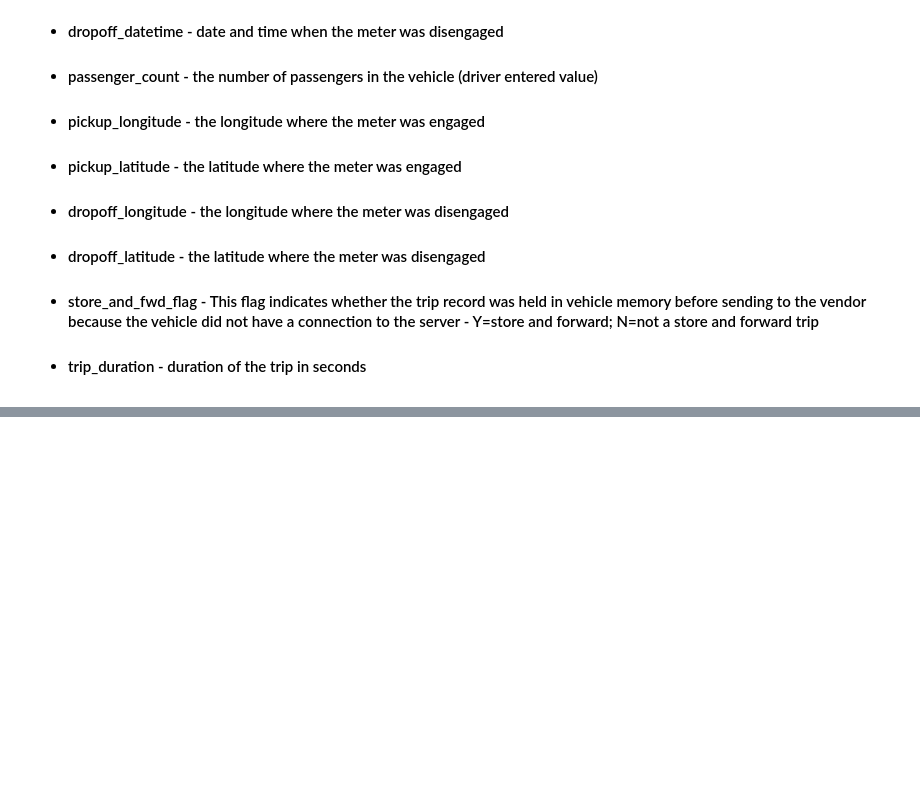
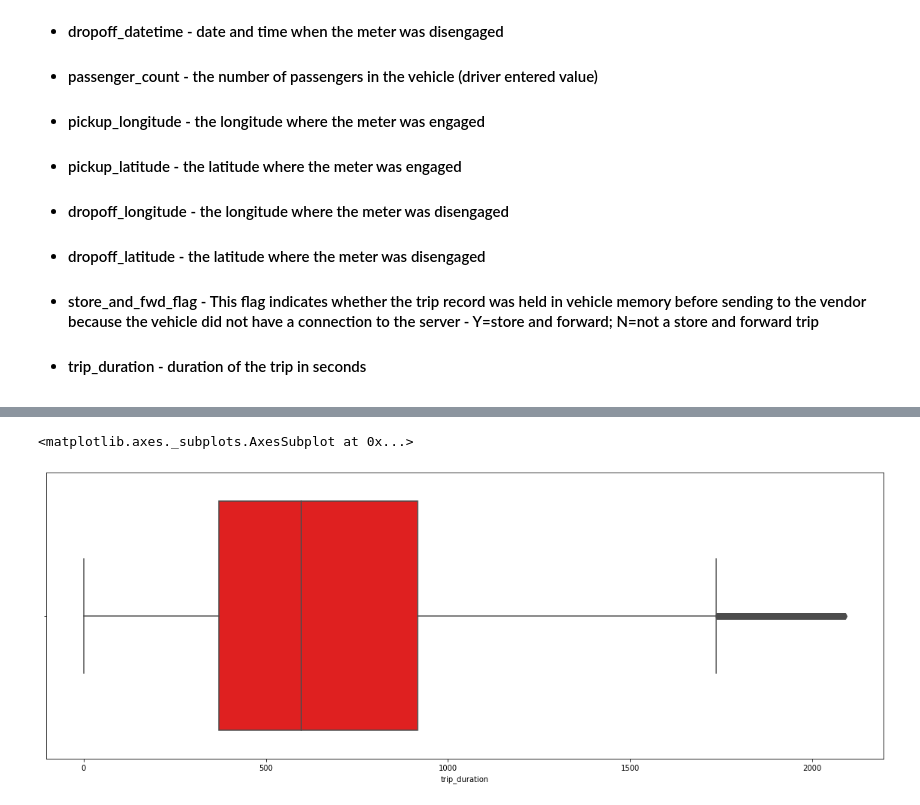
Before and after one commit to prabindebnath25/NYC-Taxi-Trip-Time-Prediction, a Jupyter notebook: NYC_Taxi_Trip_Time_Prediction_Capstone_Project.ipynb, the cells around one changed output, grey strips where cells are left out. Drawn from its saved outputs; the diff is of its cells as text; code cells hidden in the pictures; blank space fills up the shorter version.

```diff
--- a/NYC_Taxi_Trip_Time_Prediction_Capstone_Project.ipynb
+++ b/NYC_Taxi_Trip_Time_Prediction_Capstone_Project.ipynb
@@ -28,0 +155,10 @@
+# %%
+# Detecting outliers using the Inter Quantile Range(IQR)
+# Create a function that returns upper and lower bounds for removing outliers.
+def outlier_treatment(feature):
+  sorted(feature)
+  Q1,Q3 = np.percentile(feature , [25,75])
+  IQR = Q3 - Q1
+  lower_range = Q1 - (1.5 * IQR)
+  upper_range = Q3 + (1.5 * IQR)
+  return lower_range,upper_range
@@ -28,0 +173,8 @@
+# %%
+df = df[(df['trip_duration'] < upper_range) & (df['trip_duration'] > 0) ]
+# %%
+plt.figure(figsize= (20,7))
+sns.boxplot(df['trip_duration'], color = 'red')
+# %% [output]
+<matplotlib.axes._subplots.AxesSubplot at 0x...>
+[figure, added]
```
Also changed, not shown: parts of 40 cells of this notebook.
